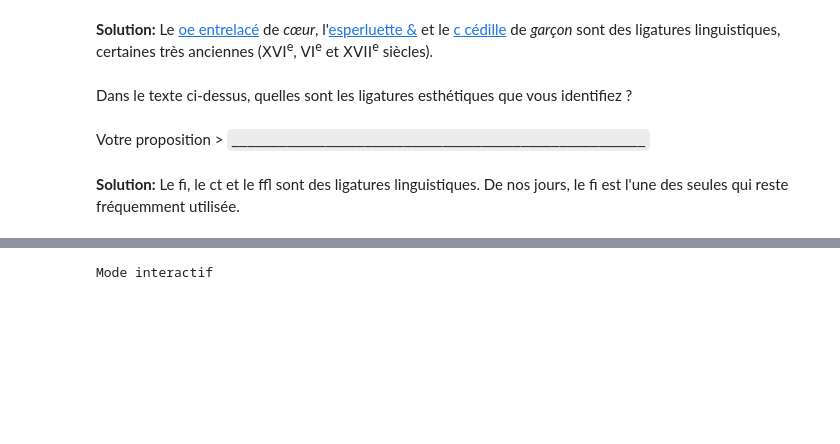
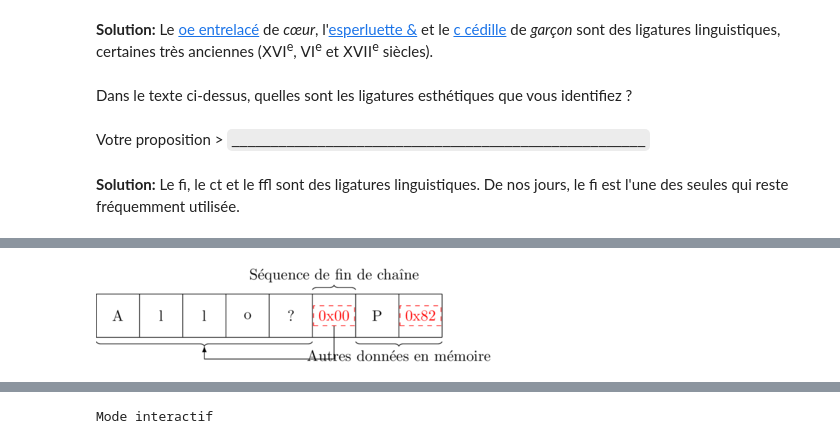
Before and after one commit to jcdubacq/iutv-info-m1101, a Jupyter notebook: M1101-A3.ipynb, the cells around one changed output, grey strips where cells are left out. Cells and saved outputs as stored; diff of their text form; code cells hidden in the pictures; blank space fills up the shorter version.

```diff
--- a/M1101-A3.ipynb
+++ b/M1101-A3.ipynb
@@ -795,0 +737,16 @@ Par quels octets va-t'il être représenté (majuscules et espace tous les deux
+# %%
+%%tikz -l calc,decorations.pathreplacing
+\def\printit#1#2\relax{\ifx*#1\relax\node (node\x)
+[rectangle,draw,dashed,red] at ($(.5,.5)+(\x,0)$) {0x#2}\else\node
+(node\x) at ($(.5,.5)+(\x,0)$) {#1#2} \fi}
+\draw (0,0) grid (8,1); \foreach \x/\y in
+{0/A,1/l,2/l,3/o,4/?,5/*00,6/P,7/*82} { \expandafter\printit\y\relax; }
+\draw
+[decorate,decoration={brace,amplitude=1mm,mirror,raise=1mm},yshift=0pt]
+(0,0)--(5,0); \draw[-latex] (node5)|-(4,-.5)-|(2.5,-.2);
+\draw[decorate,decoration={brace,amplitude=1mm,mirror,raise=1mm},yshift=0pt]
+      (6,0)--(8,0)  node [black,midway,yshift=-12pt] {Autres données en mémoire};
+\draw[decorate,decoration={brace,amplitude=1mm,raise=1mm},yshift=0pt]
+      (5,1)--(6,1) node [black,midway,yshift=12pt] {Séquence de fin de chaîne};
+# %% [output]
+[figure, added]
```
Also changed, not shown: parts of 13 cells of this notebook.
